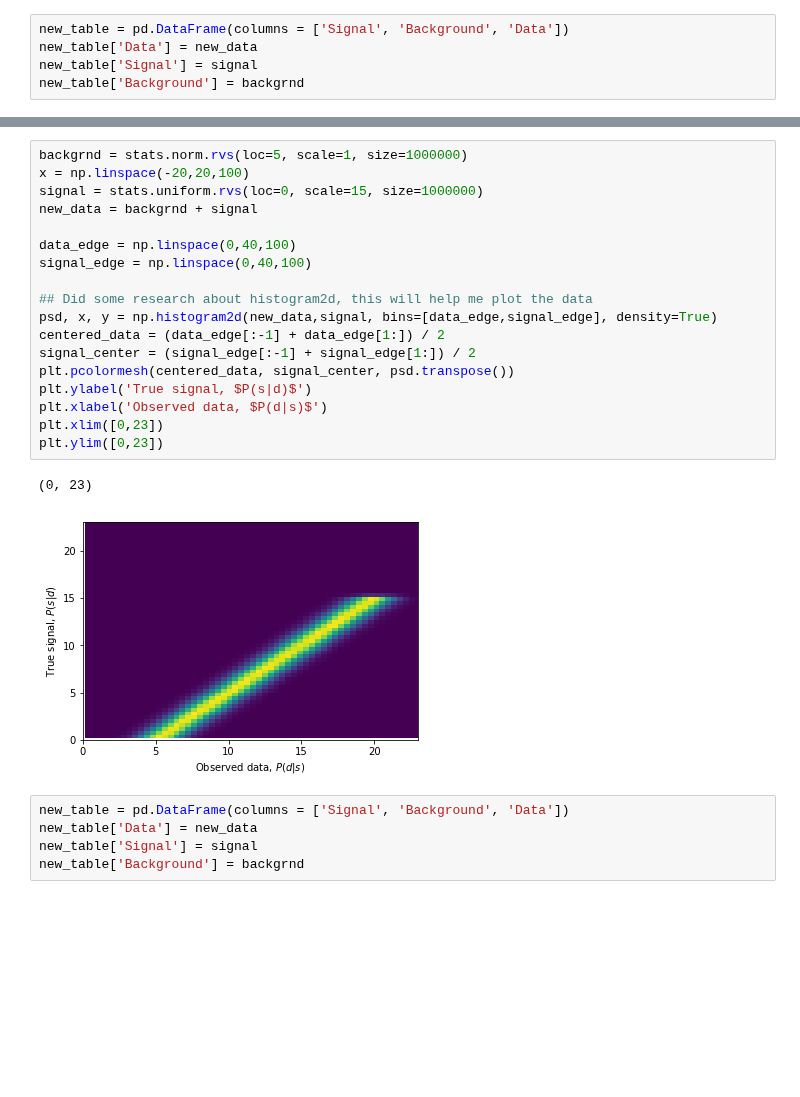
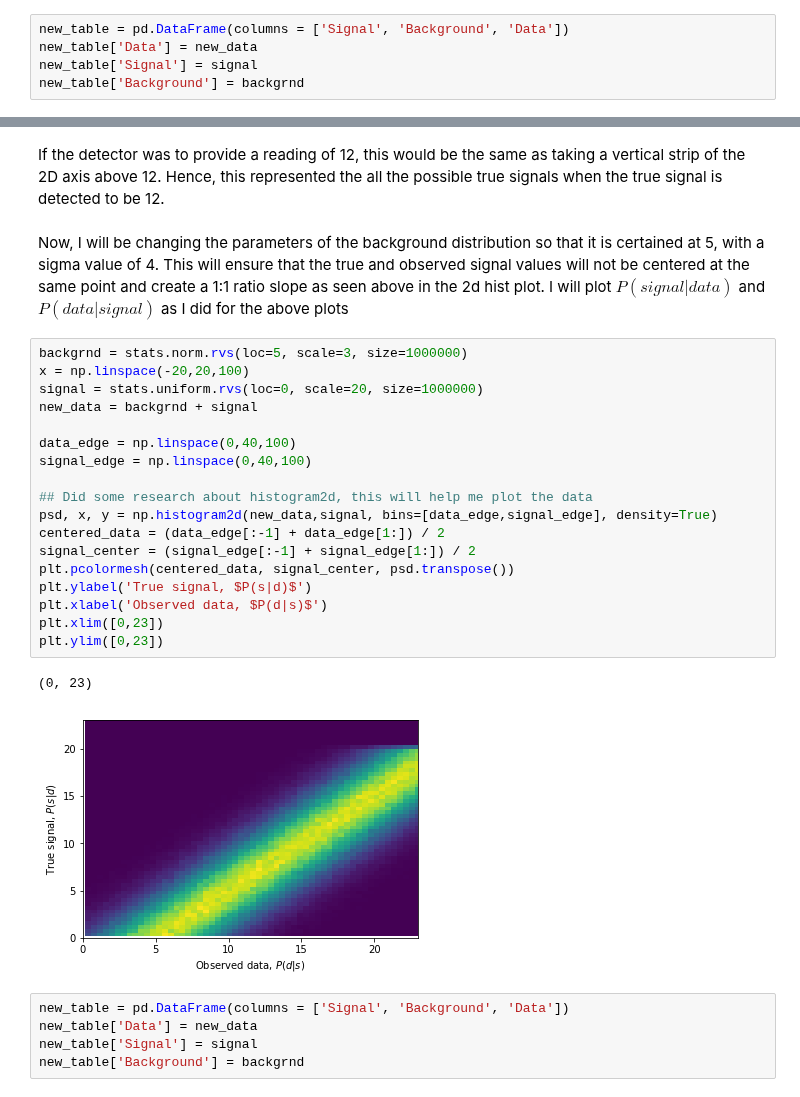
Before and after one commit to MikePhen12/Phys_434_portfolio, a Jupyter notebook: HW_5.ipynb, the cells around one changed output, grey strips where cells are left out. Saved outputs shown, nothing was run; the diff lists cells and outputs as text; blank space fills up the shorter version.

```diff
--- a/HW_5.ipynb
+++ b/HW_5.ipynb
@@ -58,24 +64,28 @@ Text(0.5,1,'Observed Signal at a value of 15 of possibility of true signal sprea
+# %% [markdown]
+If the detector was to provide a reading of 12, this would be the same as taking a vertical strip of the 2D axis above 12. Hence, this represented the all the possible true signals when the true signal is detected to be 12.
+# %% [markdown]
+Now, I will be changing the parameters of the background distribution so that it is certained at 5, with a sigma value of 4. This will ensure that the true and observed signal values will not be centered at the same point and create a 1:1 ratio slope as seen above in the 2d hist plot. I will plot  $P(signal|data)$ and $ P(data|signal)$ as I did for the above plots
 # %%
-backgrnd = stats.norm.rvs(loc=5, scale=1, size=1000000)
+backgrnd = stats.norm.rvs(loc=5, scale=3, size=1000000)
 x = np.linspace(-20,20,100)
-signal = stats.uniform.rvs(loc=0, scale=15, size=1000000)
+signal = stats.uniform.rvs(loc=0, scale=20, size=1000000)
 new_data = backgrnd + signal
 
 data_edge = np.linspace(0,40,100)
 signal_edge = np.linspace(0,40,100)
 
 ## Did some research about histogram2d, this will help me plot the data
 psd, x, y = np.histogram2d(new_data,signal, bins=[data_edge,signal_edge], density=True)
 centered_data = (data_edge[:-1] + data_edge[1:]) / 2
 signal_center = (signal_edge[:-1] + signal_edge[1:]) / 2
 plt.pcolormesh(centered_data, signal_center, psd.transpose())
 plt.ylabel('True signal, $P(s|d)$')
 plt.xlabel('Observed data, $P(d|s)$')
 plt.xlim([0,23])
 plt.ylim([0,23])
 # %% [output]
 (0, 23)
-[figure, old version]
+[figure, new version]
 # %%
 new_table = pd.DataFrame(columns = ['Signal', 'Background', 'Data'])
 new_table['Data'] = new_data
```
Also changed, not shown: parts of 12 cells of this notebook, 1 other file.
